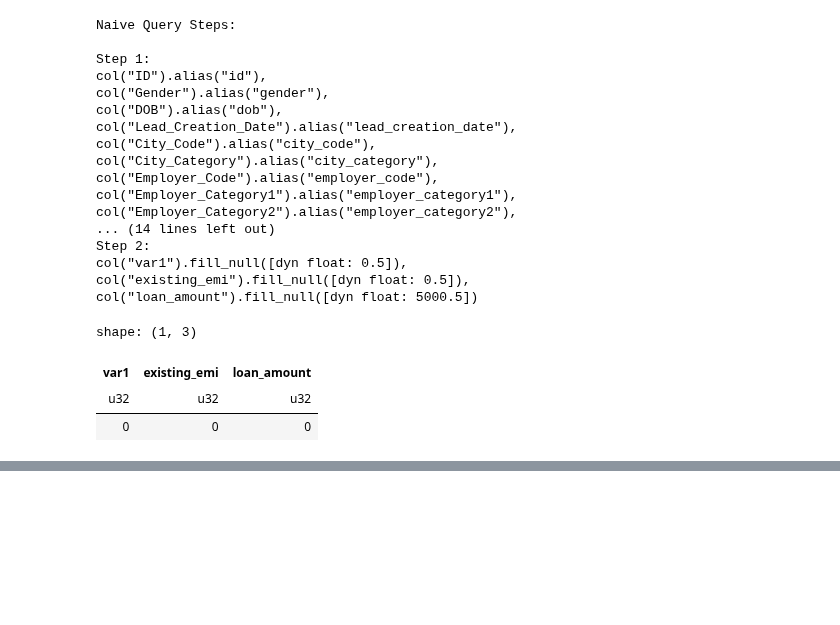
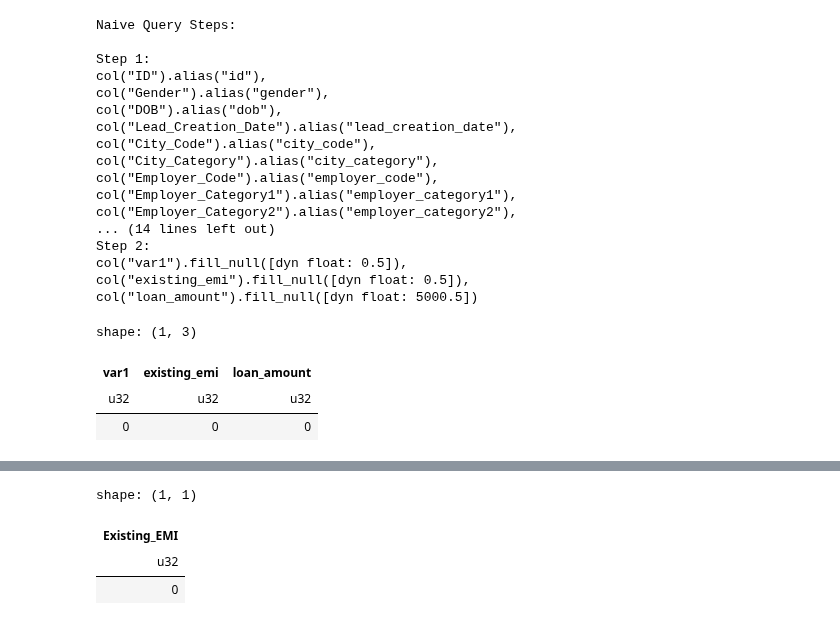
Before and after one commit to abstractqqq/polars_ds_extension, a Jupyter notebook: examples/pipeline.ipynb, the cells around one changed output, grey strips where cells are left out. Drawn from its saved outputs; the diff is of its cells as text; code cells hidden in the pictures; blank space fills up the shorter version.

Commit message:
added scriptable steps

```diff
--- a/examples/pipeline.ipynb
+++ b/examples/pipeline.ipynb
@@ -254,0 +273,27 @@ shape: (1, 3)
+# %%
+bp = Blueprint(df, name = "example", target = "approved")
+
+# Takes in a dict with 3 fields: `name`, `args`, and `kwargs`.
+# Args and kwargs are optional depending on whether the method call needs certain arguments.
+step_dict_1 = {
+    "name": "impute",
+    "kwargs": {"cols": ["Existing_EMI"], "method": "median"}
+}
+
+step_dict_2 = {
+    "name": "does_not_exist",
+    "kwargs": {"test": 1}
+}
+
+bp.append_step_from_dict(step_dict_1)
+# bp.append_step_from_dict(step_dict_2) # Will error
+pipe = bp.materialize()
+df_transformed = pipe.transform(df)
+df_transformed.select(
+    pl.col("Existing_EMI").null_count() # Imputed. So 0
+)
+# %% [output]
+shape: (1, 1)
+| Existing_EMI |
+| u32 |
+| 0 |
```
Also changed, not shown: parts of 6 cells of this notebook, 4 other files.
